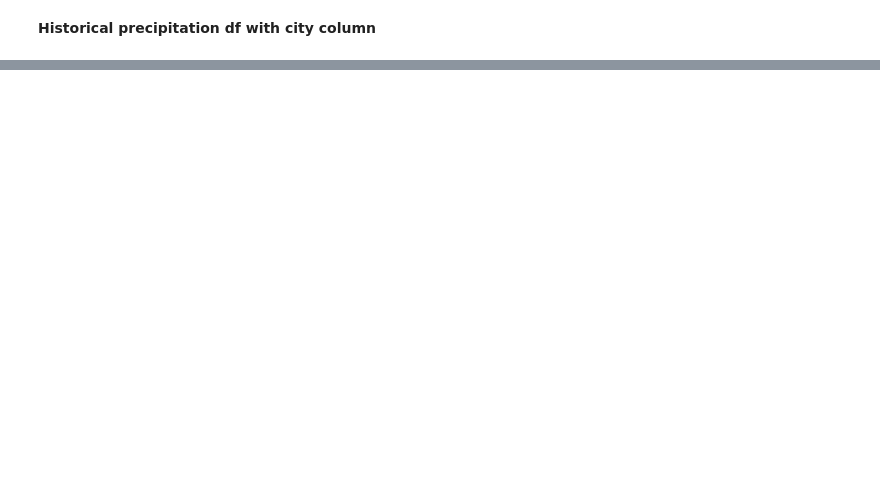
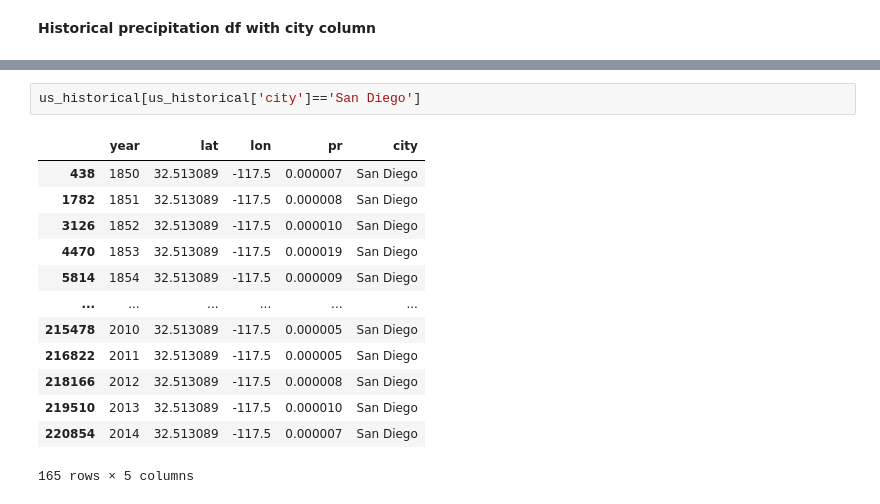
Before and after one commit to jeremyjcheng/106_project3, a Jupyter notebook: eda.ipynb, the cells around one changed output, grey strips where cells are left out. Cells and saved outputs as stored; diff of their text form; blank space fills up the shorter version.

```diff
--- a/eda.ipynb
+++ b/eda.ipynb
@@ -468,0 +527,16 @@ historical_precipitation_df.head()
+# %%
+us_historical[us_historical['city']=='San Diego']
+# %% [output]
+|  | year | lat | lon | pr | city |
+| 438 | 1850 | 32.513089 | -117.5 | 0.000007 | San Diego |
+| 1782 | 1851 | 32.513089 | -117.5 | 0.000008 | San Diego |
+| 3126 | 1852 | 32.513089 | -117.5 | 0.000010 | San Diego |
+| 4470 | 1853 | 32.513089 | -117.5 | 0.000019 | San Diego |
+| 5814 | 1854 | 32.513089 | -117.5 | 0.000009 | San Diego |
+| ... | ... | ... | ... | ... | ... |
+| 215478 | 2010 | 32.513089 | -117.5 | 0.000005 | San Diego |
+| 216822 | 2011 | 32.513089 | -117.5 | 0.000005 | San Diego |
+| 218166 | 2012 | 32.513089 | -117.5 | 0.000008 | San Diego |
+| 219510 | 2013 | 32.513089 | -117.5 | 0.000010 | San Diego |
+| 220854 | 2014 | 32.513089 | -117.5 | 0.000007 | San Diego |
+165 rows × 5 columns
```
Also changed, not shown: parts of 8 cells of this notebook.
